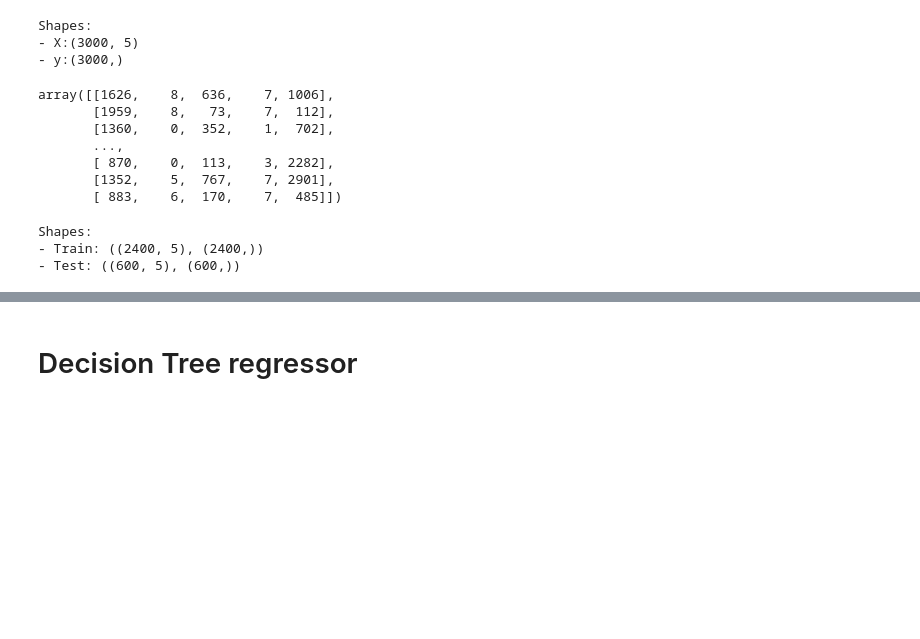
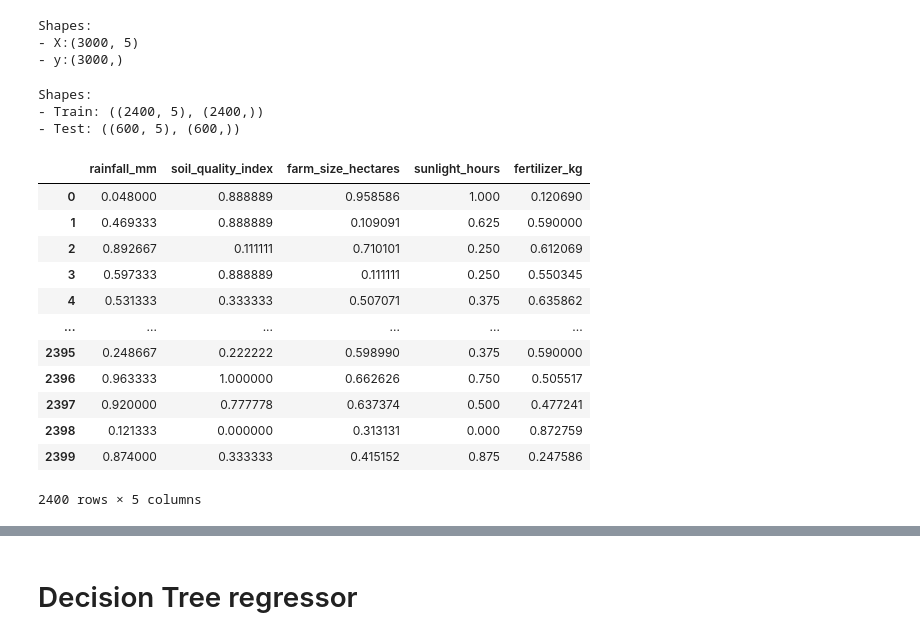
Before and after one commit to S3rg1t0/crop_yield, a Jupyter notebook: model_train_regression.ipynb, the cells around one changed output, grey strips where cells are left out. Saved outputs shown, nothing was run; the diff lists cells and outputs as text; code cells hidden in the pictures; blank space fills up the shorter version.

Commit message:
model updated with scaler

```diff
--- a/model_train_regression.ipynb
+++ b/model_train_regression.ipynb
@@ -46,25 +46,22 @@ Shapes:
 - y:(3000,)
 # %%
 # Code column soil quality index
-labelEncoder1 = LabelEncoder()
-X[:, 1] = labelEncoder1.fit_transform(X[:, 1])
+# labelEncoder1 = LabelEncoder()
+# X[:, 1] = labelEncoder1.fit_transform(X[:, 1])
 # columnTransformer1 = ColumnTransformer(transformers=[("onehot1", OneHotEncoder(), [1])],
 #                                       remainder="passthrough")
 
 # Code column sunlight
-labelEncoder3 = LabelEncoder()
-X[:, 3] = labelEncoder3.fit_transform(X[:, 3])
+# labelEncoder3 = LabelEncoder()
+# X[:, 3] = labelEncoder3.fit_transform(X[:, 3])
 # columnTransformer3 = ColumnTransformer(transformers=[("onehot3", OneHotEncoder(), [3])],
 #                                       remainder="passthrough")
-X
+# X
-# %% [output]
-array([[1626,    8,  636,    7, 1006],
-       [1959,    8,   73,    7,  112],
-       [1360,    0,  352,    1,  702],
-       ...,
-       [ 870,    0,  113,    3, 2282],
-       [1352,    5,  767,    7, 2901],
-       [ 883,    6,  170,    7,  485]])
+# %%
+# Scale the data
+# scaler = StandardScaler()
+scaler = MinMaxScaler()
+X = scaler.fit_transform(X)
 # %%
 # Train set, test set and validation set
 X_train, X_test, y_train, y_test = train_test_split(X,
@@ -77,3 +74,21 @@ print(f'Shapes:\n- Train: {X_train.shape, y_train.shape}\n- Test: {X_test.shape,
 Shapes:
 - Train: ((2400, 5), (2400,))
 - Test: ((600, 5), (600,))
+# %%
+# Check distribution of the data train
+df_train = pd.DataFrame(X_train, columns=df.columns[:-1])
+df_train
+# %% [output]
+|  | rainfall_mm | soil_quality_index | farm_size_hectares | sunlight_hours | fertilizer_kg |
+| 0 | 0.048000 | 0.888889 | 0.958586 | 1.000 | 0.120690 |
+| 1 | 0.469333 | 0.888889 | 0.109091 | 0.625 | 0.590000 |
+| 2 | 0.892667 | 0.111111 | 0.710101 | 0.250 | 0.612069 |
+| 3 | 0.597333 | 0.888889 | 0.111111 | 0.250 | 0.550345 |
+| 4 | 0.531333 | 0.333333 | 0.507071 | 0.375 | 0.635862 |
+| ... | ... | ... | ... | ... | ... |
+| 2395 | 0.248667 | 0.222222 | 0.598990 | 0.375 | 0.590000 |
+| 2396 | 0.963333 | 1.000000 | 0.662626 | 0.750 | 0.505517 |
+| 2397 | 0.920000 | 0.777778 | 0.637374 | 0.500 | 0.477241 |
+| 2398 | 0.121333 | 0.000000 | 0.313131 | 0.000 | 0.872759 |
+| 2399 | 0.874000 | 0.333333 | 0.415152 | 0.875 | 0.247586 |
+2400 rows × 5 columns
```
Also changed, not shown: parts of 8 cells of this notebook, 6 other files.
